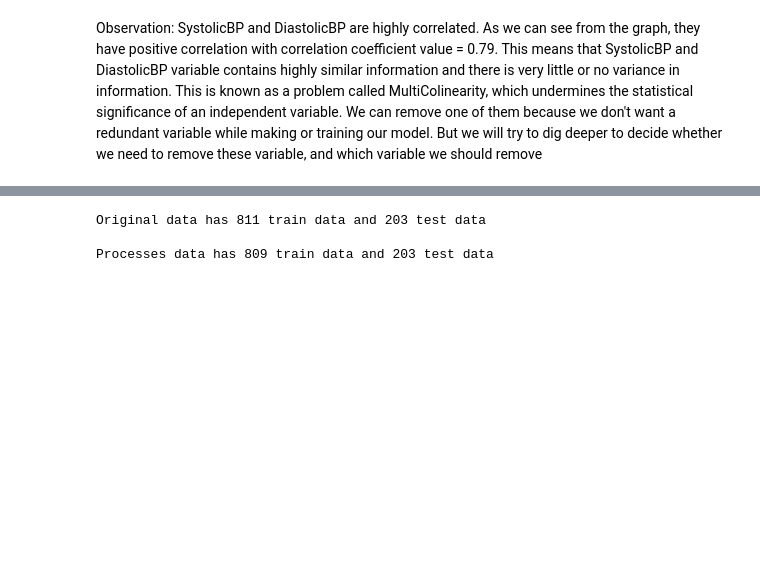
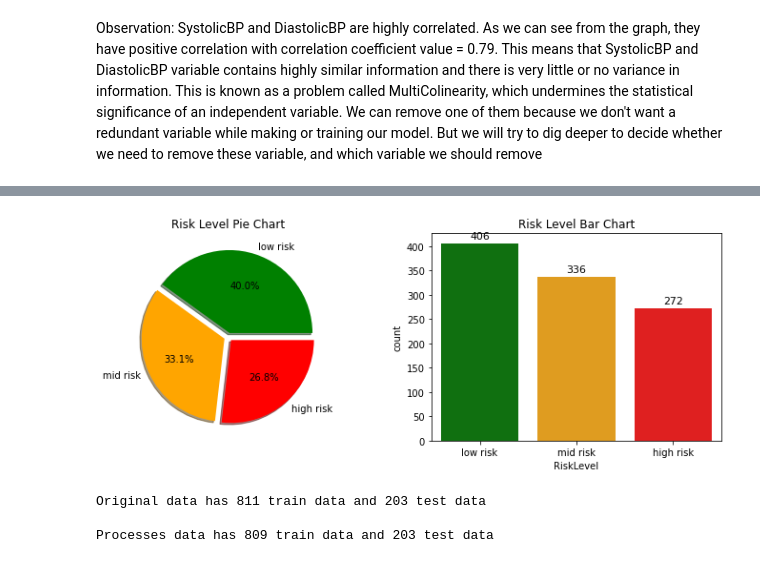
Before and after one commit to NMNayan57/Newcolab-file, a Jupyter notebook: highestchaeck2.ipynb, the cells around one changed output, grey strips where cells are left out. Drawn from its saved outputs; the diff is of its cells as text; code cells hidden in the pictures; blank space fills up the shorter version.

```diff
--- a/highestchaeck2.ipynb
+++ b/highestchaeck2.ipynb
@@ -229,5 +128,25 @@ plt.show()
 # %%
 data_proc = data_proc.drop(["HeartRate"], axis=1)
+# %%
+p_colors = ['green', 'orange', 'red']
+risk_order = ["low risk", "mid risk", "high risk"]
+fig, ax = plt.subplots(1, 2, figsize=(12, 4))
+
+data["RiskLevel"].value_counts().plot(kind="pie", labels=risk_order, colors=p_colors, explode=[0.05, 0.05,  0.05], autopct='%1.1f%%', ax=ax[0], shadow=True)
+ax[0].set_title("Risk Level Pie Chart")
+ax[0].set_ylabel('')
+
+count = sns.countplot(x="RiskLevel", data=data, ax=ax[1], order=risk_order, palette=p_colors)
+for bar in count.patches:
+    count.annotate(format(bar.get_height()),
+        (bar.get_x() + bar.get_width() / 2,
+        bar.get_height()), ha='center', va='center',
+        size=11, xytext=(0, 8),
+        textcoords='offset points')
+ax[1].set_title("Risk Level Bar Chart")
+plt.show()
+# %% [output]
+[figure, added]
 # %%
 # Original Dataset
 X = data.drop("RiskLevel", axis=1)
```
Also changed, not shown: parts of 27 cells of this notebook.
